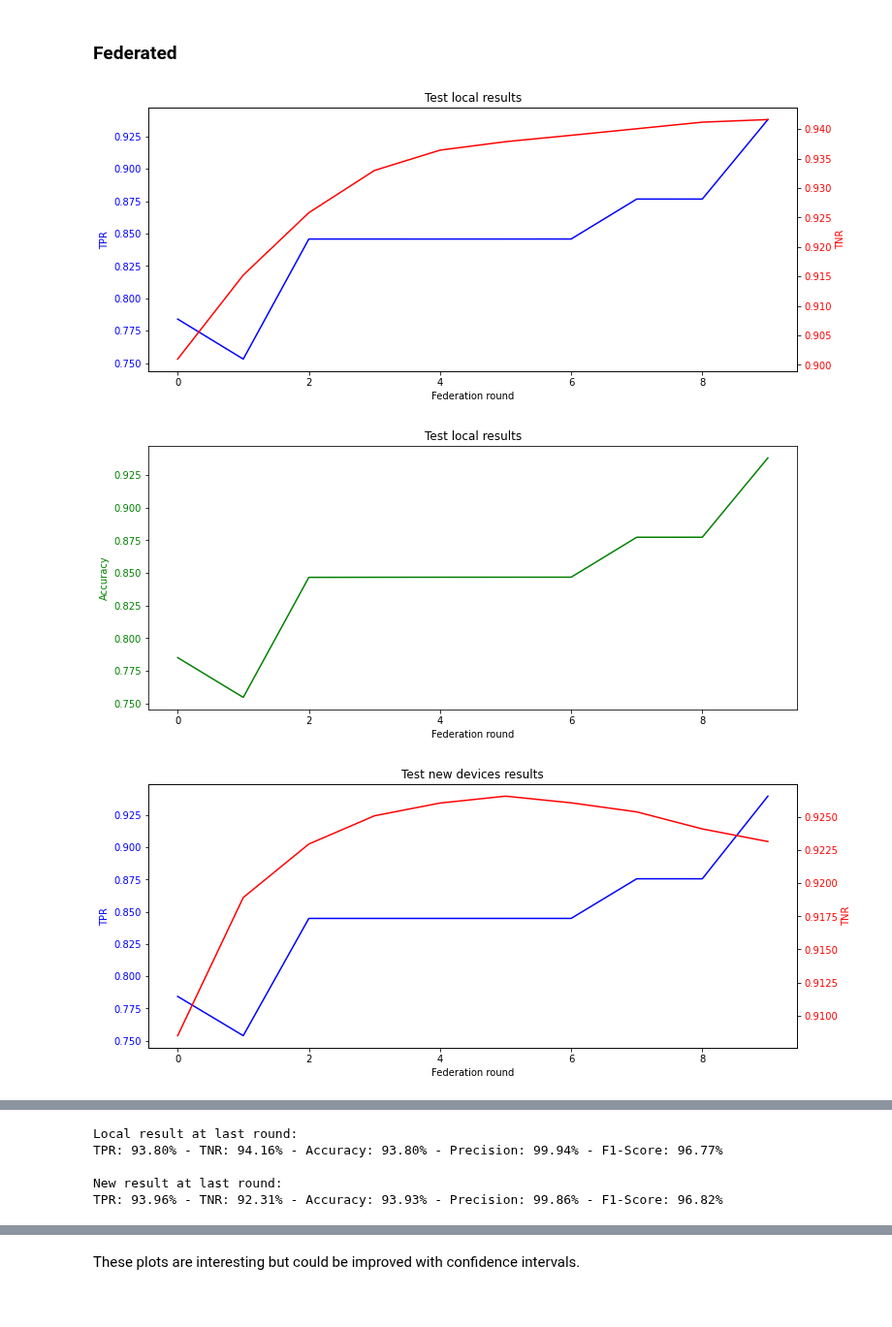
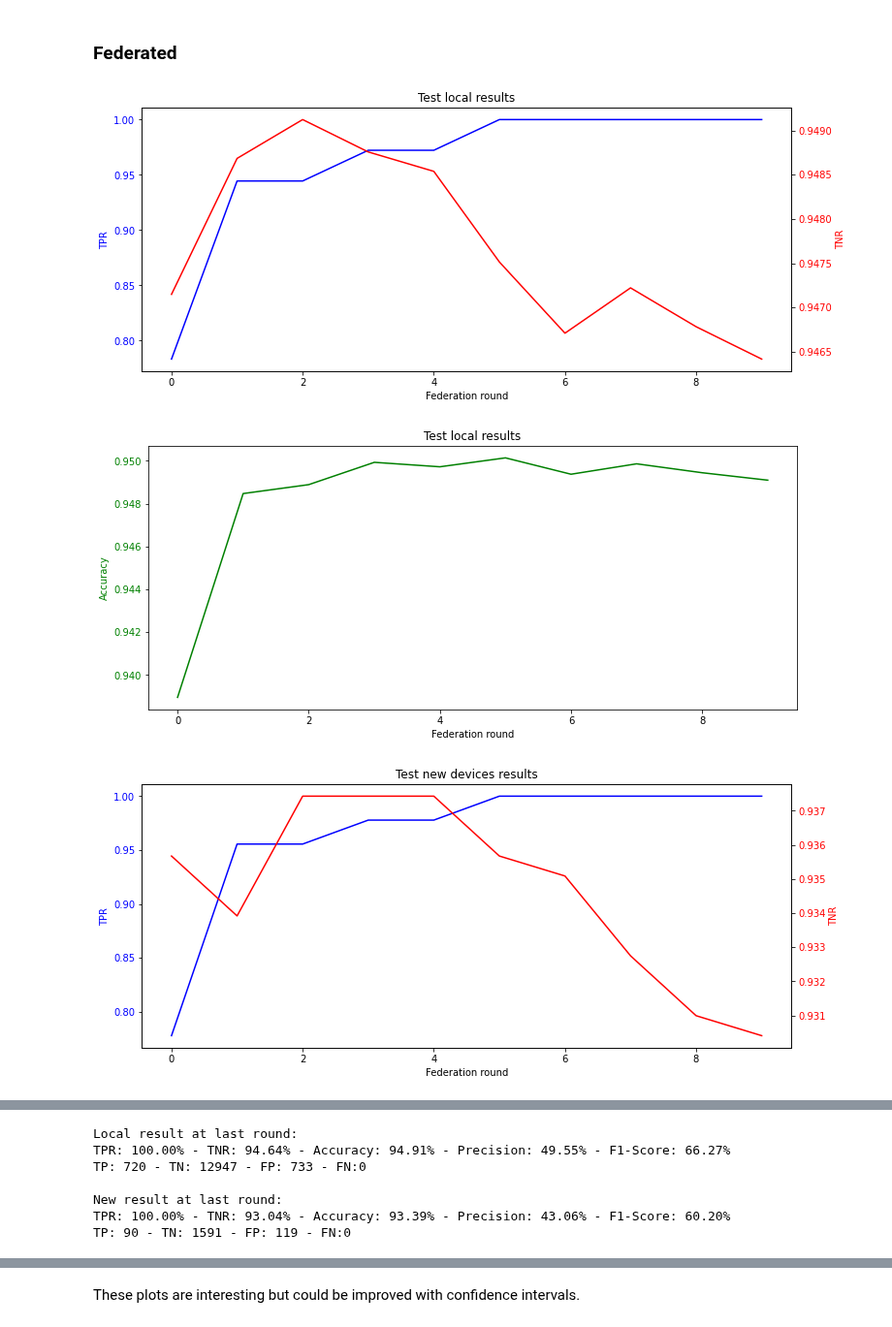
Before and after one commit to ValerianRey/fed_iot_guard, a Jupyter notebook: Test results.ipynb, the cells around one changed output, grey strips where cells are left out. Shown at 97% size. Cells and saved outputs as stored; diff of their text form; code cells hidden in the pictures.

```diff
--- a/Test results.ipynb
+++ b/Test results.ipynb
@@ -35,6 +35,22 @@ def get_results_per_round(all_results):
                 results_per_round[federation_round] += BinaryClassificationResult(*round_results.values())
 
     return results_per_round
+# %%
+# Get the results of a single experiment, summed over the reruns and the configurations
+def get_thresholds_federated(all_thresholds):
+    thresholds_sum = []
+    n = 0
+    for configuration, configuration_thresholds in all_thresholds.items():
+        # Run can be a random rerun (when testing) or a fold (when grid searching)
+        for run_thresholds in configuration_thresholds:
+            n += 1
+            for federation_round, round_threshold in enumerate(run_thresholds):
+                if federation_round >= len(thresholds_sum):
+                    thresholds_sum.append(0.)
+                thresholds_sum[federation_round] += round_threshold
+    thresholds = [s / n for s in thresholds_sum]
+
+    return thresholds
 # %%
 def plot_federated_tpr_tnr(results_to_plot, title=''):
     fig, ax1 = plt.subplots(figsize=(12, 5))
@@ -67,10 +83,22 @@ def plot_federated_acc(results_to_plot, title=''):
     ax.tick_params(axis='y', labelcolor=color)
     ax.ticklabel_format(useOffset=False)
     plt.show()
+# %%
+def plot_global_thresholds(thresholds, title=''):
+    fig, ax = plt.subplots(figsize=(12, 5))
+    ax.set_xlabel('Federation round')
+
+    color = 'purple'
+    ax.set_title(title)
+    ax.set_ylabel('Threshold', color=color)
+    ax.plot(thresholds, color=color)
+    ax.tick_params(axis='y', labelcolor=color)
+    ax.ticklabel_format(useOffset=False)
+    plt.show()
 # %% [markdown]
 ### Non-federated
 # %%
-path_test = 'test_results/centralized_classifier/0,0787 1/'
+path_test = 'test_results/centralized_autoencoder/run_0/'
 
 with open(path_test + 'local_results.json') as json_file:
     test_local_results = json.load(json_file)
@@ -97,29 +125,38 @@ TP: 165736 - TN: 14013 - FP: 153 - FN:54
 # %% [markdown]
 ### Federated
 # %%
-path_test = 'test_results/decentralized_autoencoder_federated/run_2/'
+path_test = 'test_results/decentralized_autoencoder_federated/run_3/'
 
 with open(path_test + 'local_results.json') as json_file:
     test_local_results = json.load(json_file)
 
 with open(path_test + 'new_devices_results.json') as json_file:
     test_new_results = json.load(json_file)
 
 local_results_per_round = get_results_per_round(test_local_results)
 plot_federated_tpr_tnr(local_results_per_round, title='Test local results')
 plot_federated_acc(local_results_per_round, title='Test local results')
 
 new_results_per_round = get_results_per_round(test_new_results)
 plot_federated_tpr_tnr(new_results_per_round, title='Test new devices results')
 plot_federated_acc(new_results_per_round, title='Test new devices results')
 
 print('Local result at last round:')
 print_rates(local_results_per_round[-1])
 print()
 
 print('New result at last round:')
 print_rates(new_results_per_round[-1])
+
+try:
+    with open(path_test + 'thresholds.json') as json_file:
+        all_thresholds = json.load(json_file)
+
+    global_thresholds = get_thresholds_federated(all_thresholds)
+    plot_global_thresholds(global_thresholds, 'Thresholds')
+except:
+    pass
 # %% [output]
-[figure, old version]
+[figure, new version]
-[figure, old version]
+[figure, new version]
-[figure, old version]
+[figure, new version]
@@ -127,5 +164,7 @@ print_rates(new_results_per_round[-1])
 Local result at last round:
-TPR: 93.80% - TNR: 94.16% - Accuracy: 93.80% - Precision: 99.94% - F1-Score: 96.77%
+TPR: 100.00% - TNR: 94.64% - Accuracy: 94.91% - Precision: 49.55% - F1-Score: 66.27%
+TP: 720 - TN: 12947 - FP: 733 - FN:0
 
 New result at last round:
-TPR: 93.96% - TNR: 92.31% - Accuracy: 93.93% - Precision: 99.86% - F1-Score: 96.82%
+TPR: 100.00% - TNR: 93.04% - Accuracy: 93.39% - Precision: 43.06% - F1-Score: 60.20%
+TP: 90 - TN: 1591 - FP: 119 - FN:0
```
Also changed, not shown: parts of 2 cells of this notebook, 40 other files.
